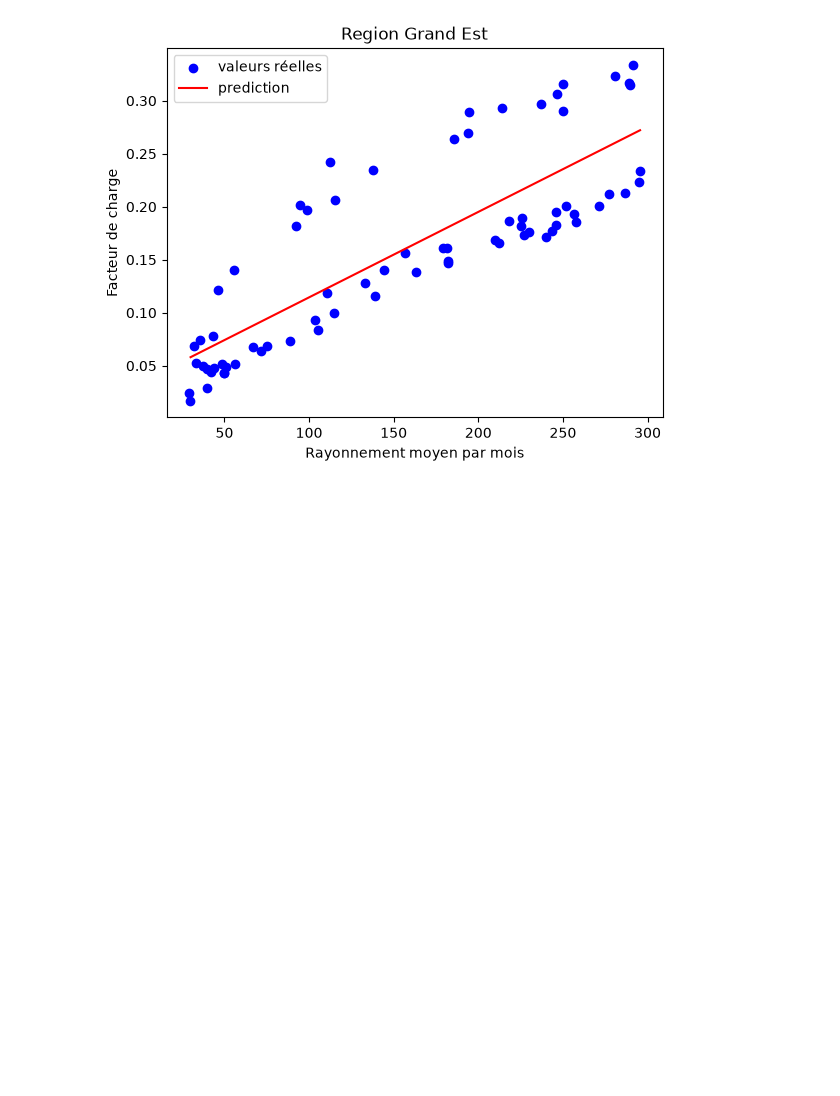
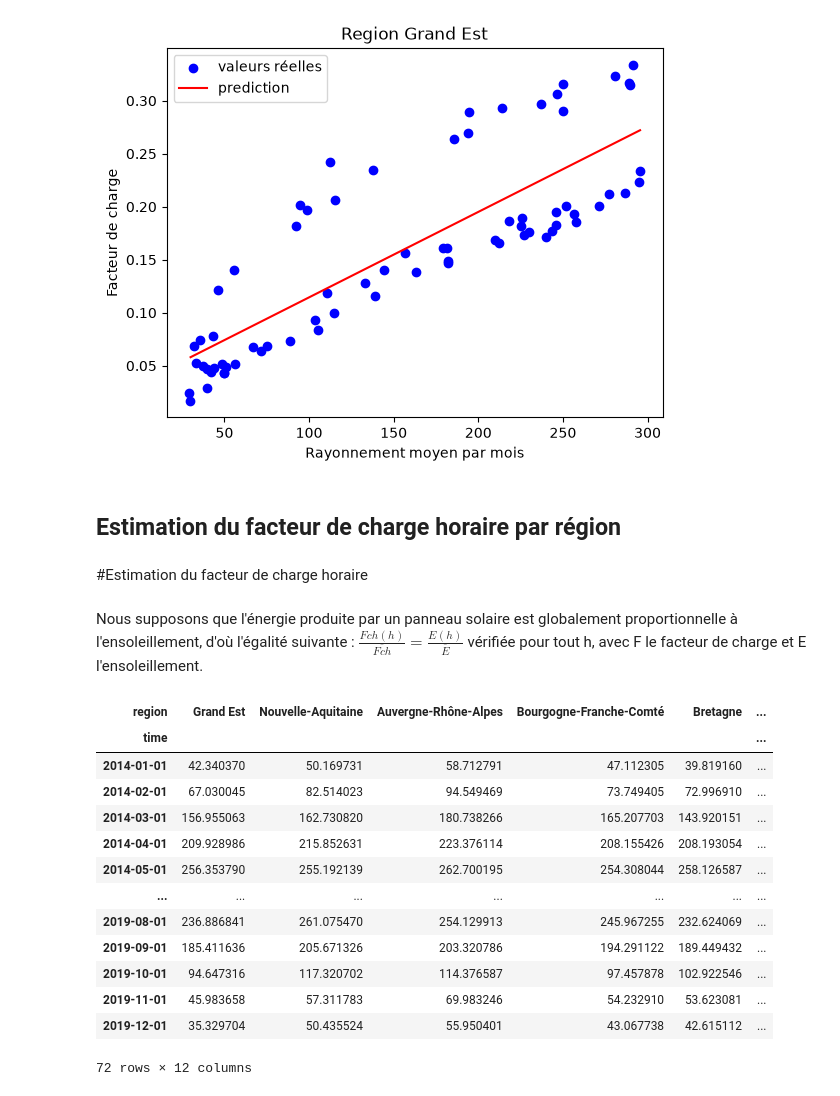
Before and after one commit to Troisieme-111/VRE-France-project, a Jupyter notebook: project_vre.ipynb, the cells around one changed output. Saved outputs shown, nothing was run; the diff lists cells and outputs as text; code cells hidden in the pictures; blank space fills up the shorter version.

```diff
--- a/project_vre.ipynb
+++ b/project_vre.ipynb
@@ -294,3 +320,26 @@ plt.legend()
 plt.show()
 # %% [output]
 [figure]
+# %% [markdown]
+## Estimation du facteur de charge horaire par région
+# %% [markdown]
+#Estimation du facteur de charge horaire
+# %% [markdown]
+Nous supposons que l'énergie produite par un panneau solaire est globalement proportionnelle à l'ensoleillement, d'où l'égalité suivante : $ \frac{Fch(h)}{\overline{Fch}} = \frac{E(h)}{\overline{E}} $ vérifiée pour tout h, avec F le facteur de charge et E l'ensoleillement.
+# %%
+df_monthly_reg_join
+# %% [output]
+| region | Grand Est | Nouvelle-Aquitaine | Auvergne-Rhône-Alpes | Bourgogne-Franche-Comté | Bretagne | ... |
+| time |  |  |  |  |  | ... |
+| 2014-01-01 | 42.340370 | 50.169731 | 58.712791 | 47.112305 | 39.819160 | ... |
+| 2014-02-01 | 67.030045 | 82.514023 | 94.549469 | 73.749405 | 72.996910 | ... |
+| 2014-03-01 | 156.955063 | 162.730820 | 180.738266 | 165.207703 | 143.920151 | ... |
+| 2014-04-01 | 209.928986 | 215.852631 | 223.376114 | 208.155426 | 208.193054 | ... |
+| 2014-05-01 | 256.353790 | 255.192139 | 262.700195 | 254.308044 | 258.126587 | ... |
+| ... | ... | ... | ... | ... | ... | ... |
+| 2019-08-01 | 236.886841 | 261.075470 | 254.129913 | 245.967255 | 232.624069 | ... |
+| 2019-09-01 | 185.411636 | 205.671326 | 203.320786 | 194.291122 | 189.449432 | ... |
+| 2019-10-01 | 94.647316 | 117.320702 | 114.376587 | 97.457878 | 102.922546 | ... |
+| 2019-11-01 | 45.983658 | 57.311783 | 69.983246 | 54.232910 | 53.623081 | ... |
+| 2019-12-01 | 35.329704 | 50.435524 | 55.950401 | 43.067738 | 42.615112 | ... |
+72 rows × 12 columns
```
Also changed, not shown: parts of 9 cells of this notebook.
